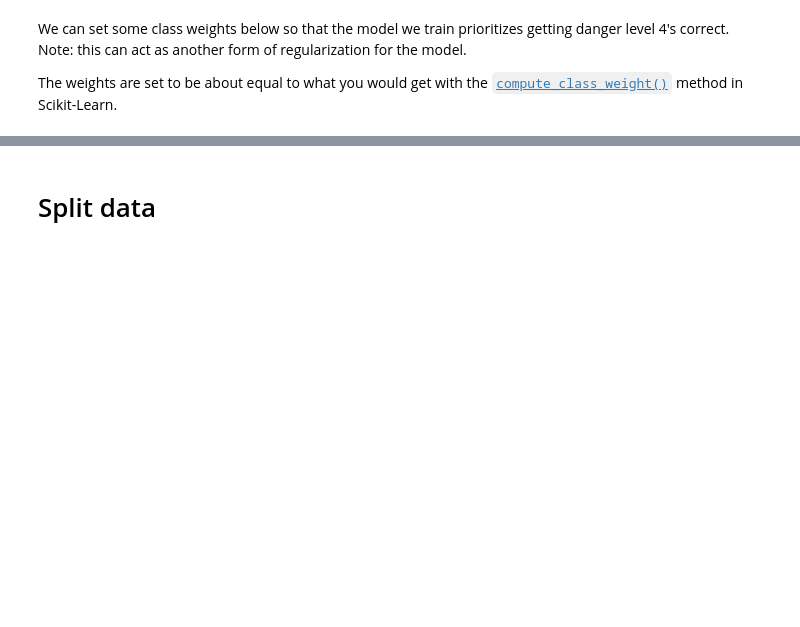
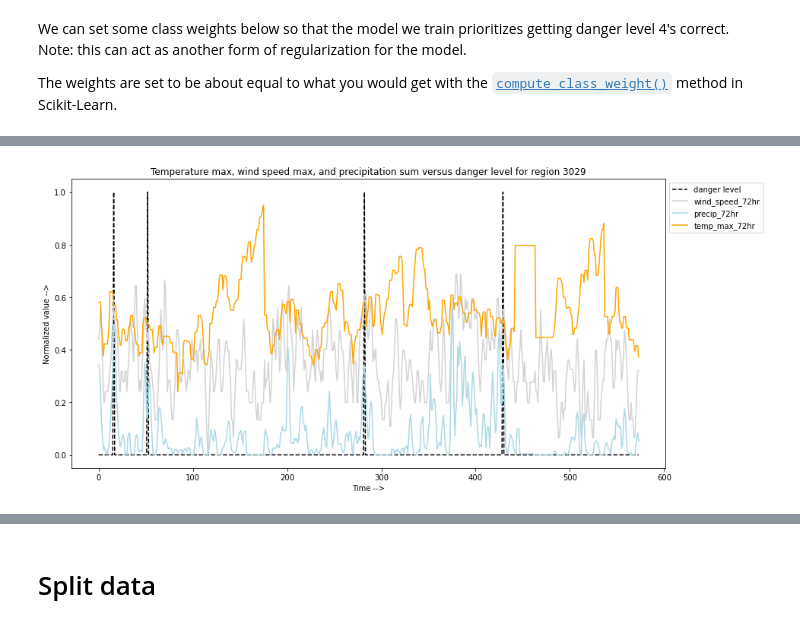
Before and after one commit to NVE/avalanche_ml, a Jupyter notebook: notebooks/training/neural_networks_danger_level_update.ipynb, the cells around one changed output, grey strips where cells are left out. Cells and saved outputs as stored; diff of their text form; code cells hidden in the pictures; blank space fills up the shorter version.

```diff
--- a/notebooks/training/neural_networks_danger_level_update.ipynb
+++ b/notebooks/training/neural_networks_danger_level_update.ipynb
@@ -321,0 +312,5 @@ weights
+# %%
+# southern region example
+plot_wx_dl(train, train_labels, 3029)
+# %% [output]
+[figure, added]
```
Also changed, not shown: parts of 56 cells of this notebook.
